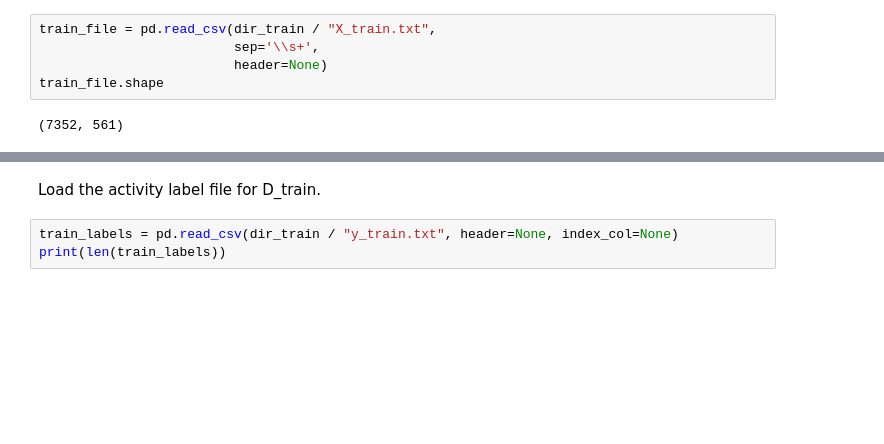
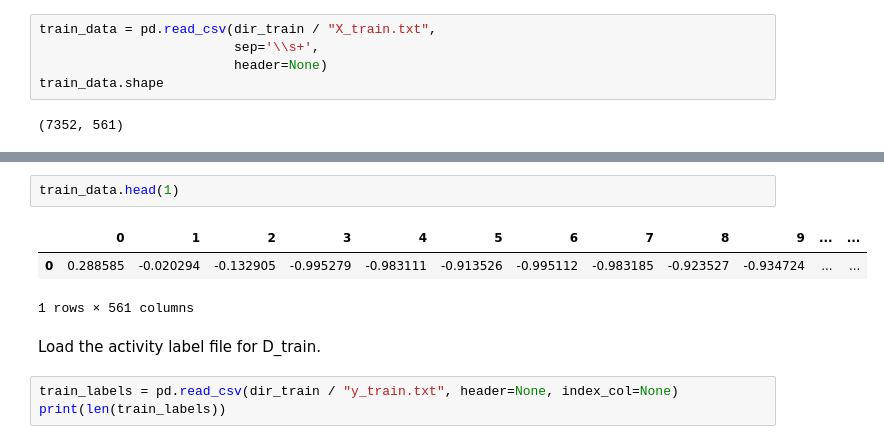
Before and after one commit to AnanyaaPal/bayesian-anomaly-and-fault-detection-in-sensor-data, a Jupyter notebook: notebooks/01_describe data/01_load_data.ipynb, the cells around one changed output, grey strips where cells are left out. Cells and saved outputs as stored; diff of their text form; blank space fills up the shorter version.

Commit message:
load raw data & run initial stats checks

```diff
--- a/notebooks/01_describe data/01_load_data.ipynb
+++ b/notebooks/01_describe data/01_load_data.ipynb
@@ -14,10 +14,10 @@ dir_train
 # %% [output]
 Path('/Users/AnanyaPal1/Documents/TUD/5th semester/monte carlo simulations/bayesian-anomaly-and-fault-detection-in-sensor-data/data/train')
 # %%
-train_file = pd.read_csv(dir_train / "X_train.txt",
+train_data = pd.read_csv(dir_train / "X_train.txt",
                          sep='\\s+',
                          header=None)
-train_file.shape
+train_data.shape
 # %% [output]
 (7352, 561)
 # %%
@@ -25,5 +25,11 @@ type(train_file)
 # %% [output]
 pandas.core.frame.DataFrame
+# %%
+train_data.head(1)
+# %% [output]
+|  | 0 | 1 | 2 | 3 | 4 | 5 | 6 | 7 | 8 | 9 | ... | ... |
+| 0 | 0.288585 | -0.020294 | -0.132905 | -0.995279 | -0.983111 | -0.913526 | -0.995112 | -0.983185 | -0.923527 | -0.934724 | ... | ... |
+1 rows × 561 columns
 # %% [markdown]
 Load the activity label file for D_train.
 # %%
```
Also changed, not shown: parts of 4 cells of this notebook.
